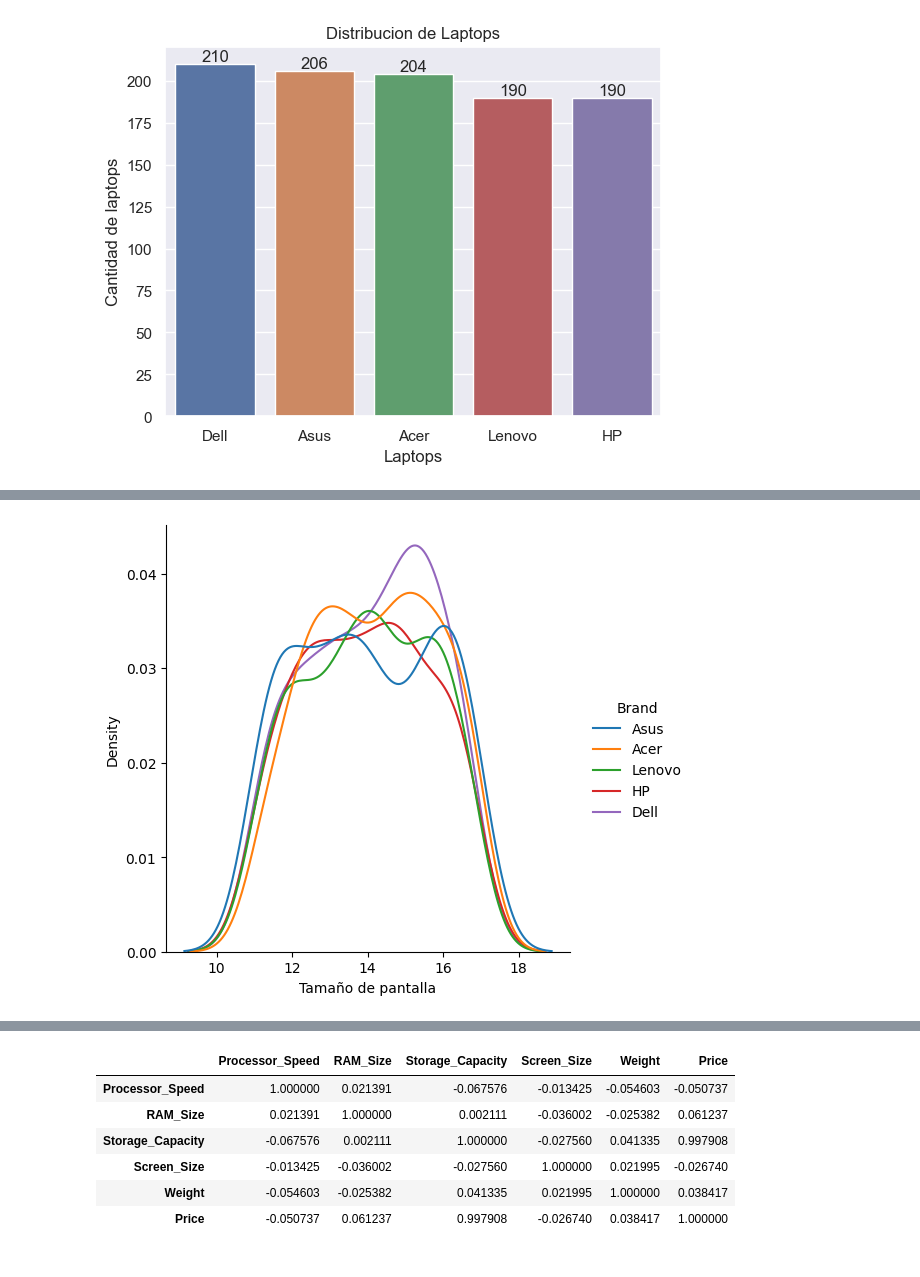
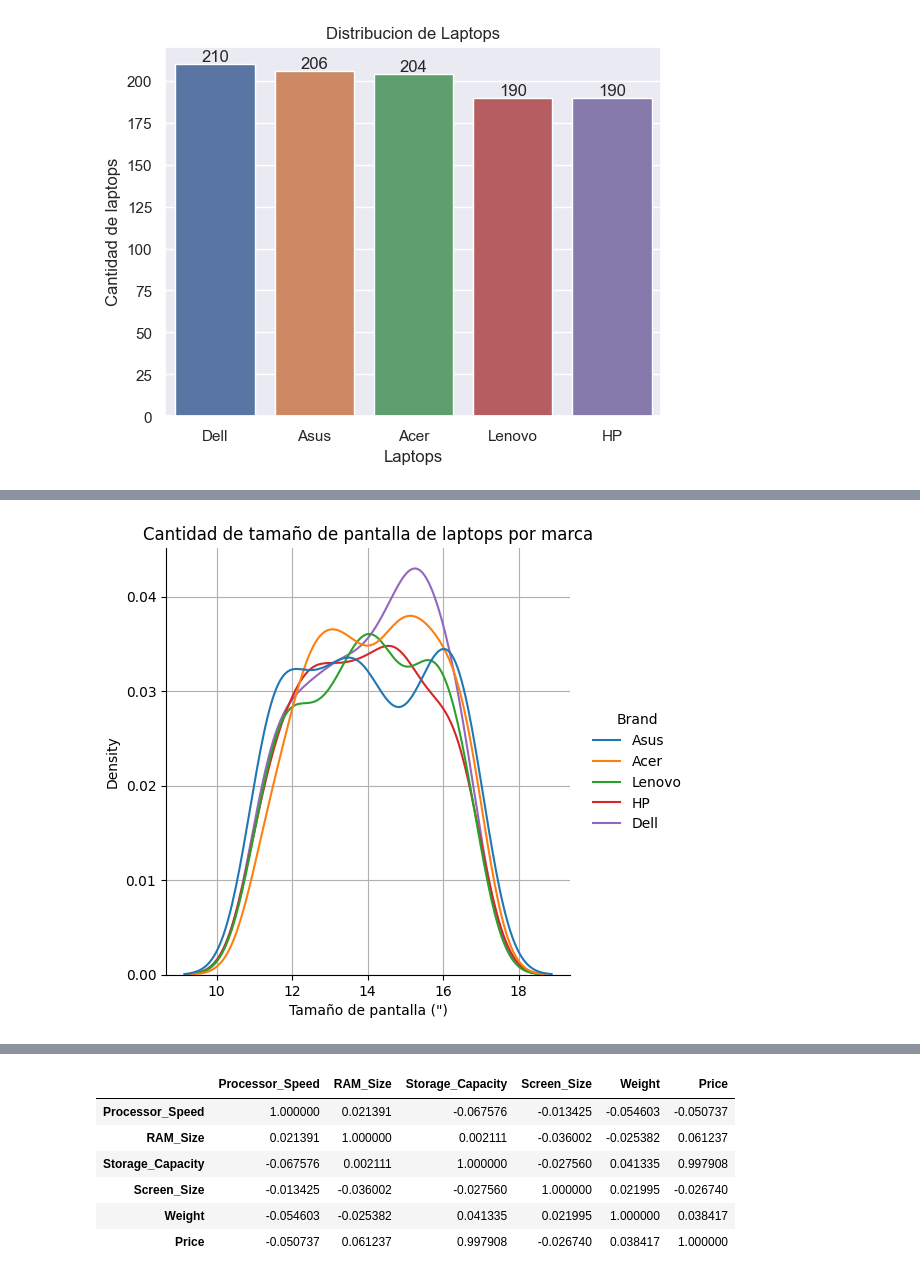
Before and after one commit to Isaac244/Proyecto_Machine_Learning, a Jupyter notebook: Proyecto-final.ipynb, the cells around one changed output, grey strips where cells are left out. Cells and saved outputs as stored; diff of their text form; code cells hidden in the pictures.

```diff
--- a/Proyecto-final.ipynb
+++ b/Proyecto-final.ipynb
@@ -175,11 +250,13 @@ plt.show()
 # %%
 #GRAFICA DE TAMAÑO DE PANTALLA POR MARCA
 #sns.displot(data=data_nueva, x='Screen_Size', hue='Brand', kind='kde', fill=True, bw_adjust=1,col='Brand')
 sns.displot(data=data_nueva, x='Screen_Size', hue='Brand', kind='kde')
-plt.xlabel('Tamaño de pantalla')
+plt.title('Cantidad de tamaño de pantalla de laptops por marca')
+plt.xlabel('Tamaño de pantalla (")')
+plt.grid(True)
 plt.show()
 # %% [output]
-[figure, old version]
+[figure, new version]
 # %%
 #GRAFICA DE PRECIO POR TAMAÑO DE DISCO SEGUN SU MARCA Y TAMAÑO DE RAM
 sns.relplot(data=data_nueva, x='Price', y='Processor_Speed', hue='Brand', style='RAM_Size',
```
Also changed, not shown: parts of 14 cells of this notebook.
